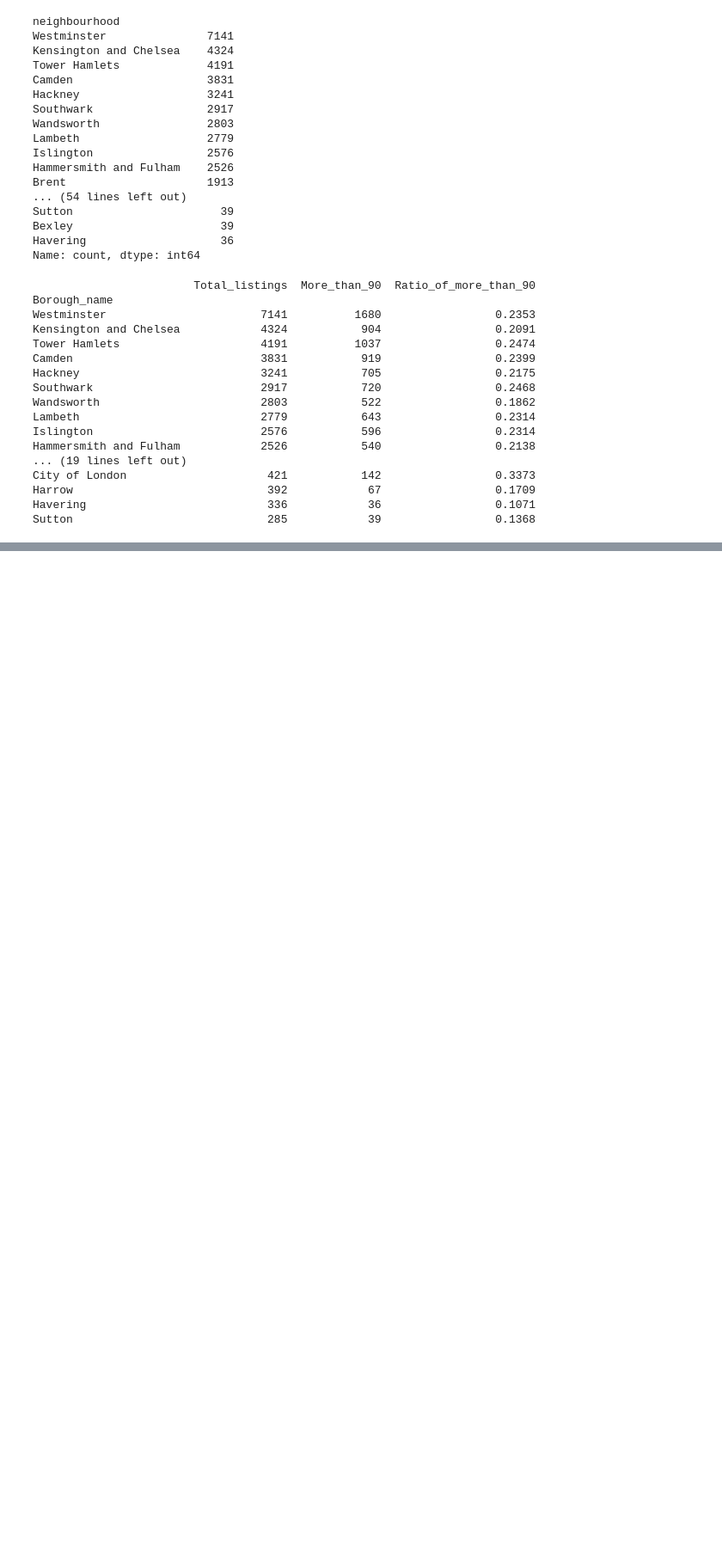
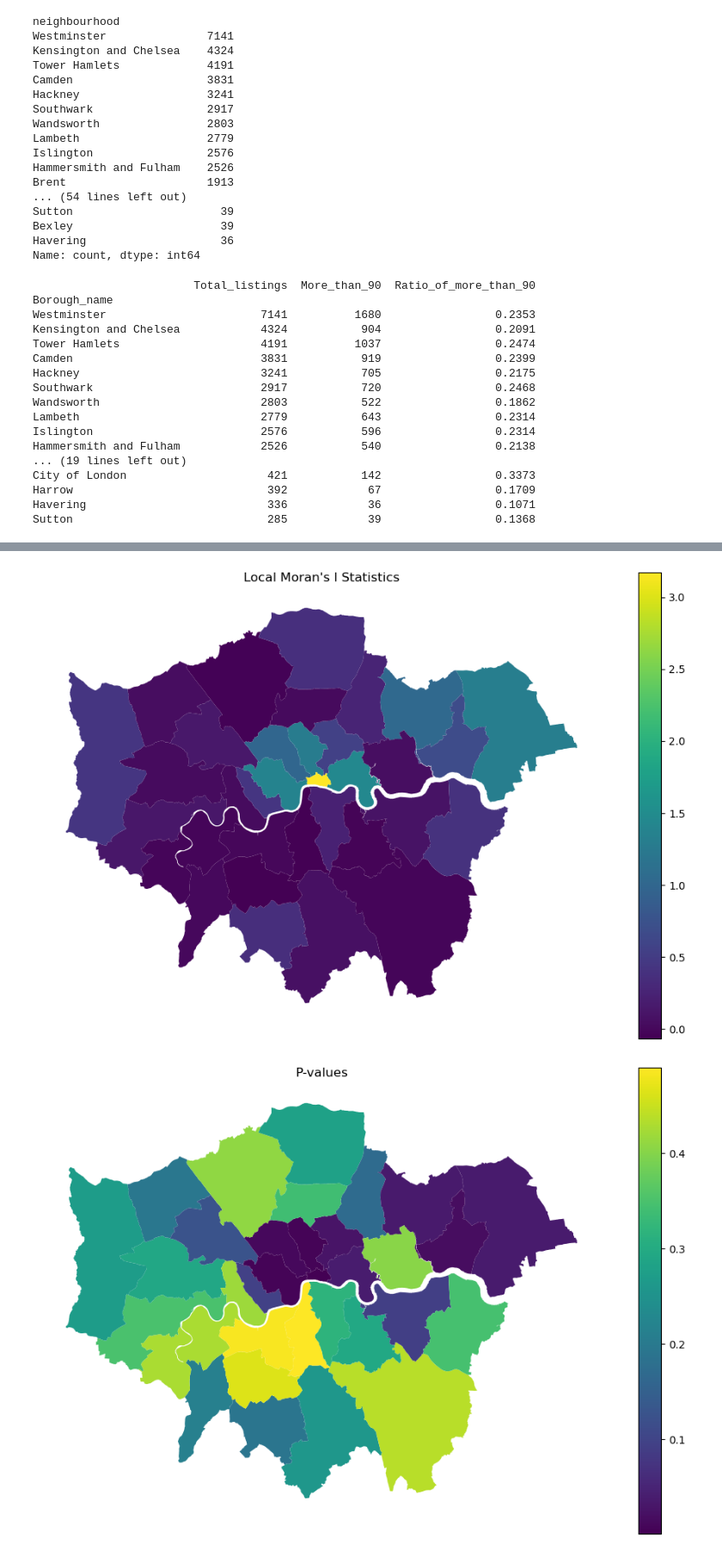
Before and after one commit to VeraLi0710/13Group-work_Airbnb-Patterns-London, a Jupyter notebook: Moran_point_pattern.ipynb, the cells around one changed output, grey strips where cells are left out. Shown: that part at 86% size. Drawn from its saved outputs; the diff is of its cells as text; code cells hidden in the pictures; blank space fills up the shorter version.

```diff
--- a/Moran_point_pattern.ipynb
+++ b/Moran_point_pattern.ipynb
@@ -138,0 +156,56 @@ AttributeError: PolyCollection.set() got an unexpected keyword argument 'column'
+# %%
+# Plot Local Moran's I
+fig, ax = plt.subplots(figsize=(12, 8))
+borough_ratio.plot(column='Ii', legend=True, ax=ax)
+plt.title("Local Moran's I Statistics")
+plt.axis('off')
+plt.show()
+
+# Plot p-values
+fig, ax = plt.subplots(figsize=(12, 8))
+borough_ratio.plot(column='p_value', legend=True, ax=ax)
+plt.title("P-values")
+plt.axis('off')
+plt.show()
+
+# LISA Cluster Map
+sig = 0.1
+labels = ['Not Significant', 'Low-Low', 'Low-High', 'High-Low', 'High-High']
+colors = ['white', 'blue', 'lightblue', 'pink', 'red']
+
+# Standardize the variable of interest
+y_std = (y - y.mean()) / y.std()
+lag_std = weights.sparse.dot(y_std)
+
+# Create significance masks
+sig_mask = local_moran.p_sim < sig
+
+# Create cluster categories
+borough_ratio['quadrant'] = np.zeros(len(y))
+borough_ratio.loc[sig_mask, 'quadrant'] = np.where(y_std < 0,
+    np.where(lag_std < 0, 1, 2),
+    np.where(lag_std < 0, 3, 4))[sig_mask]
+
+# Plot LISA clusters
+fig, ax = plt.subplots(figsize=(12, 8))
+borough_ratio.plot(column='quadrant', categorical=True, k=5, cmap='Paired',
+                  legend=True, ax=ax)
+plt.title('LISA Cluster Map')
+plt.axis('off')
+plt.show()
+
+# Additional analysis plots
+plt.figure(figsize=(10, 6))
+plt.hist(y, bins=20)
+plt.title('Distribution of Ratio_of_more_than_90')
+plt.xlabel('Value')
+plt.show()
+
+print(y.describe())
+# print(local_moran.Is.describe())
+print(pd.Series(local_moran.Is).describe())
+
+print(f"Number of significant clusters: {(local_moran.p_sim < 0.1).sum()}")
+# %% [output]
+[figure, added]
+[figure, added]
```
Also changed, not shown: parts of 8 cells of this notebook, 1 other file.
